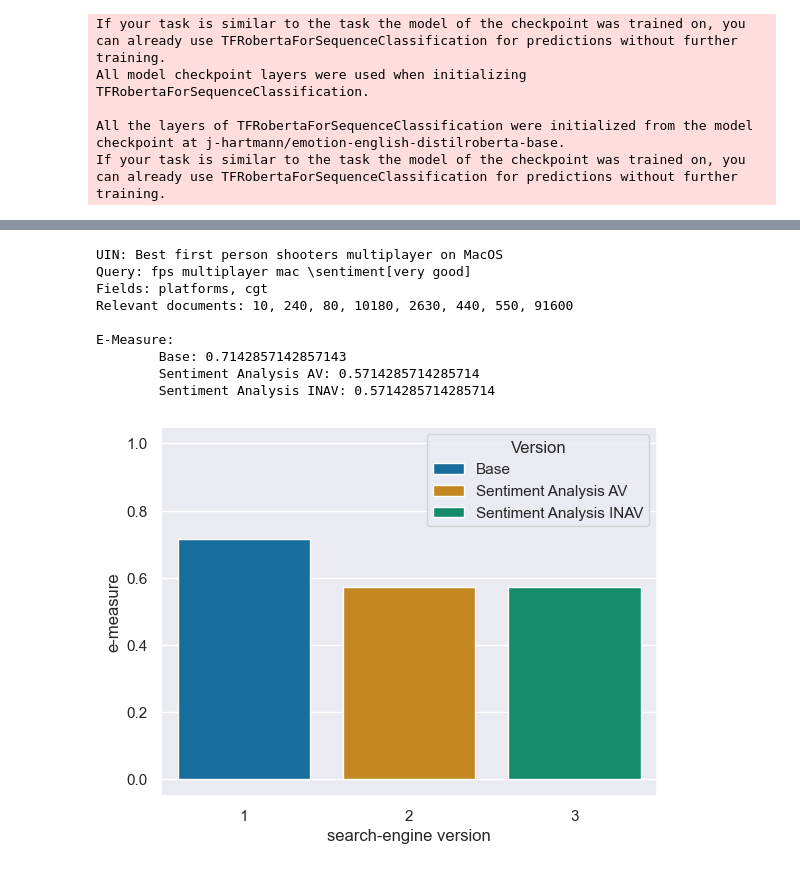
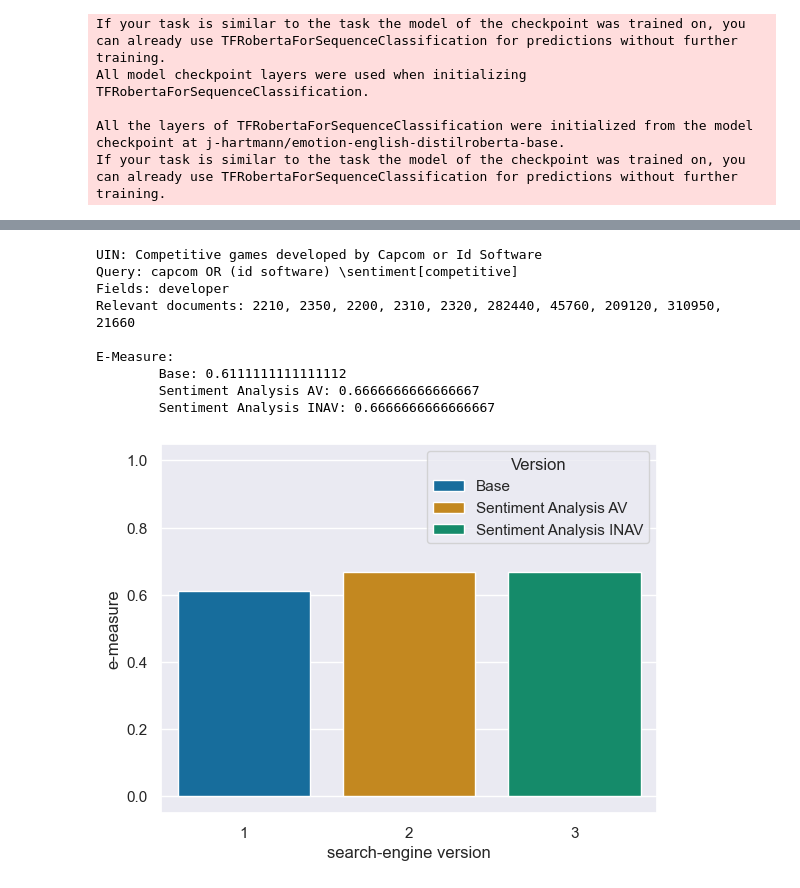
Before and after one commit to RaffaeleTranfaglia/Steam-Search-Engine, a Jupyter notebook: Benchmarks.ipynb, the cells around one changed output, grey strips where cells are left out. Cells and saved outputs as stored; diff of their text form; code cells hidden in the pictures.

```diff
--- a/Benchmarks.ipynb
+++ b/Benchmarks.ipynb
@@ -32,6 +43,6 @@ Benchmark queries' indexes:
 # %%
 try:
-    examined_q = 5
+    examined_q = 9
     print("User Information Need: " + b.queries[examined_q]["UIN"])
 except IndexError as e:
     print(e)
@@ -393,5 +438,5 @@ Harmonic mean:
 # %%
-EMeasure_b = 1
+EMeasure_b = 0.5
 
 # search using the benchmark query and its fields
 answerB = SearcherBaseVersion.search(b.queries[examined_q]["query"], b.queries[examined_q]["fields"])
@@ -408,38 +453,38 @@ EmB = b.EMeasure(b.queries[examined_q]["relevant_documents"], aB, EMeasure_b)
 EmAV = b.EMeasure(b.queries[examined_q]["relevant_documents"], aAV, EMeasure_b)
 EmINAV = b.EMeasure(b.queries[examined_q]["relevant_documents"], aINAV, EMeasure_b)
 
 # print the average precision for each version
 b.print_query(examined_q)
 print()
 print("E-Measure: ")
 print(f"\tBase: {EmB}")
 print(f"\tSentiment Analysis AV: {EmAV}")
 print(f"\tSentiment Analysis INAV: {EmINAV}")
 
 # plot the average precisions
 # apply the default theme
 sns.set_theme()
 
 versionHUE = ["Base", "Sentiment Analysis AV", "Sentiment Analysis INAV"]
 versions = [1, 2, 3]
 Ems = [EmB, EmAV, EmINAV]
 
 # create a dataframe for Seaborn
 df = pd.DataFrame({"search-engine version": versions, "e-measure": Ems, "Version": versionHUE})
 
 # plot the bar graph
 pltEm = sns.barplot(data = df, x = "search-engine version", y = 'e-measure', palette="colorblind", hue="Version")
 
 # set fixed axes, the semicolon suppress the output
 pltEm.set_ylim([-0.05, 1.05]); # set y-axis
 # %% [output]
-UIN: Best first person shooters multiplayer on MacOS
-Query: fps multiplayer mac \sentiment[very good]
-Fields: platforms, cgt
-Relevant documents: 10, 240, 80, 10180, 2630, 440, 550, 91600
+UIN: Competitive games developed by Capcom or Id Software
+Query: capcom OR (id software) \sentiment[competitive]
+Fields: developer
+Relevant documents: 2210, 2350, 2200, 2310, 2320, 282440, 45760, 209120, 310950, 21660
 
 E-Measure:
-        Base: 0.7142857142857143
-        Sentiment Analysis AV: 0.5714285714285714
-        Sentiment Analysis INAV: 0.5714285714285714
+        Base: 0.6111111111111112
+        Sentiment Analysis AV: 0.6666666666666667
+        Sentiment Analysis INAV: 0.6666666666666667
-[figure, old version]
+[figure, new version]
```
Also changed, not shown: parts of 23 cells of this notebook, 6 other files.
